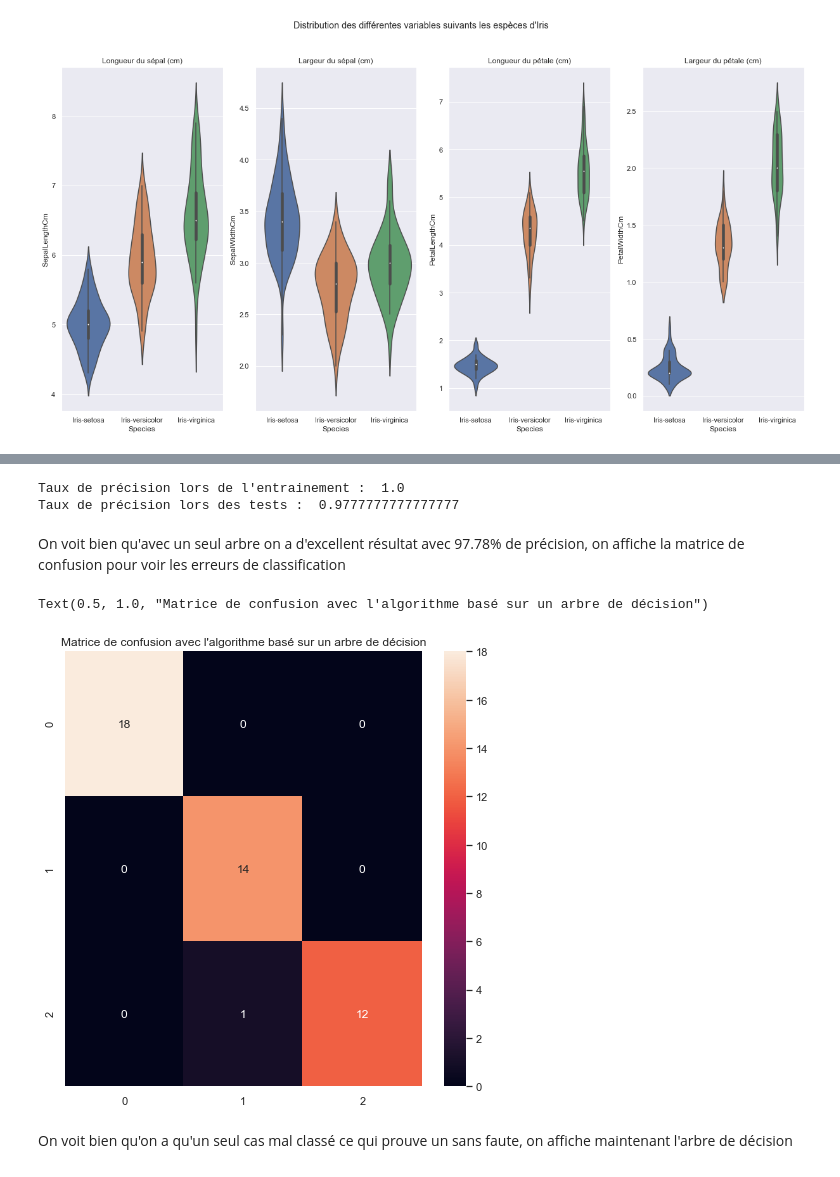
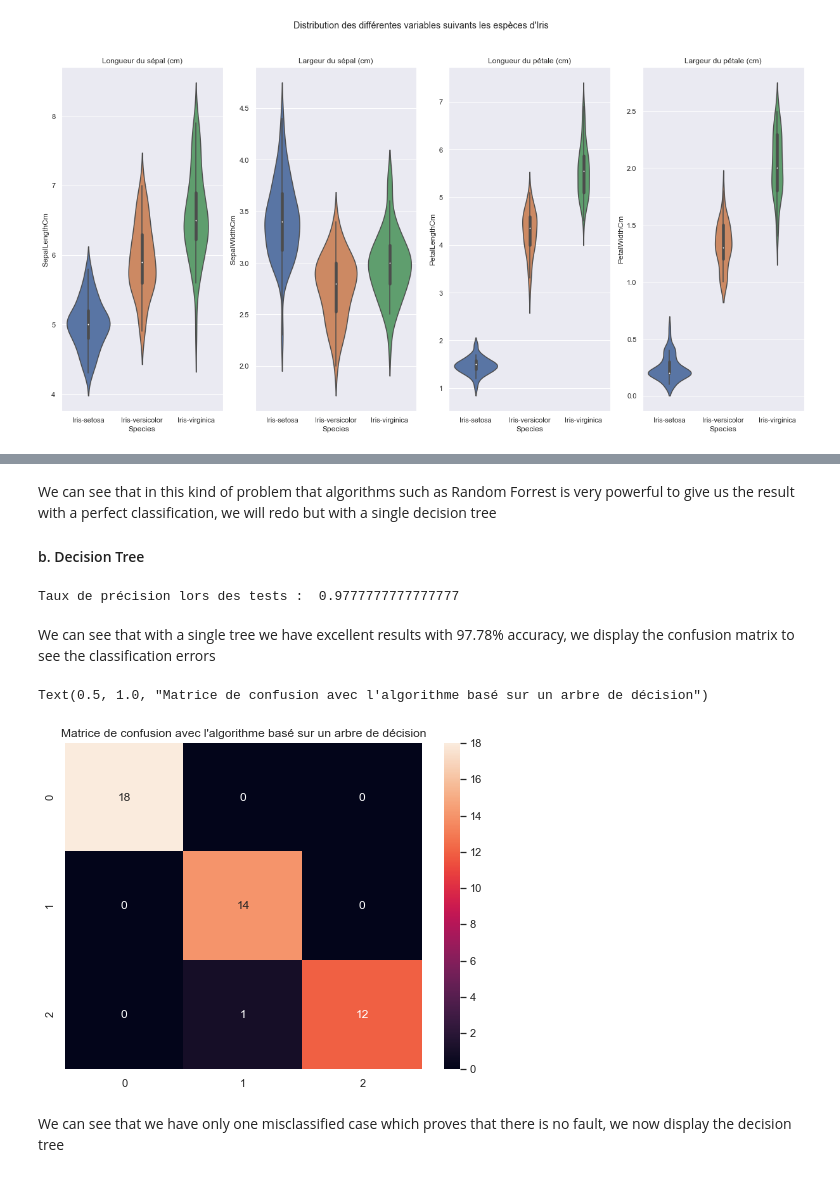
Before and after one commit to MohamedNennouche/Iris-Classification, a Jupyter notebook: iris-notebook.ipynb, the cells around one changed output, grey strips where cells are left out. Drawn from its saved outputs; the diff is of its cells as text; code cells hidden in the pictures.

```diff
--- a/iris-notebook.ipynb
+++ b/iris-notebook.ipynb
@@ -132,22 +132,23 @@ On voit bien que dans ce genre de problème que des algorithmes tels que le Rand
+# %% [markdown]
+We can see that in this kind of problem that algorithms such as Random Forrest is very powerful to give us the result with a perfect classification, we will redo but with a single decision tree
+#### b. Decision Tree
 # %%
 dTree = tree.DecisionTreeClassifier(random_state=0, criterion='entropy').fit(fv_train,etiq_train)
 ydTree = dTree.predict(fv_test)
-print("Taux de précision lors de l'entrainement : ",metrics.accuracy_score(etiq_train, dTree.predict(fv_train)))
 print("Taux de précision lors des tests : ",metrics.accuracy_score(etiq_test, ydTree))
 # %% [output]
-Taux de précision lors de l'entrainement :  1.0
 Taux de précision lors des tests :  0.9777777777777777
-# %% [markdown]
-On voit bien qu'avec un seul arbre on a d'excellent résultat avec 97.78% de précision, on affiche la matrice de confusion pour voir les erreurs de classification
+# %% [markdown]
+We can see that with a single tree we have excellent results with 97.78% accuracy, we display the confusion matrix to see the classification errors
 # %%
-plt.figure(figsize=(8,8))
+plt.figure(figsize=(8,6))
 sns.heatmap(metrics.confusion_matrix(etiq_test, ydTree), annot=True)
 plt.title("Matrice de confusion avec l'algorithme basé sur un arbre de décision")
 # %% [output]
 Text(0.5, 1.0, "Matrice de confusion avec l'algorithme basé sur un arbre de décision")
-[figure, old version]
+[figure, new version]
-# %% [markdown]
-On voit bien qu'on a qu'un seul cas mal classé ce qui prouve un sans faute, on affiche maintenant l'arbre de décision
+# %% [markdown]
+We can see that we have only one misclassified case which proves that there is no fault, we now display the decision tree
 # %%
 plt.figure(figsize=(17,9))
 _= tree.plot_tree(dTree)
```
Also changed, not shown: parts of 18 cells of this notebook, 1 other file.
